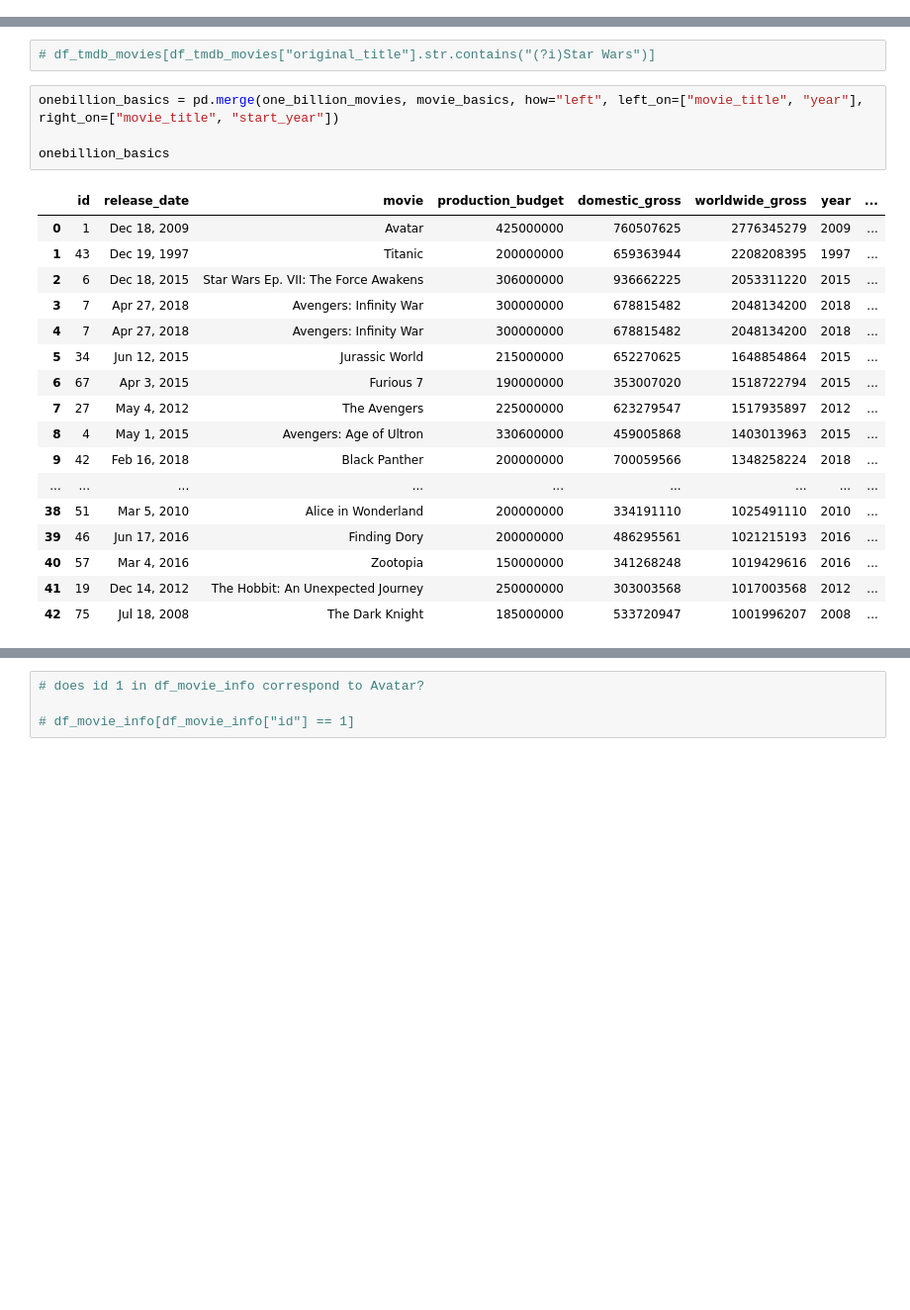
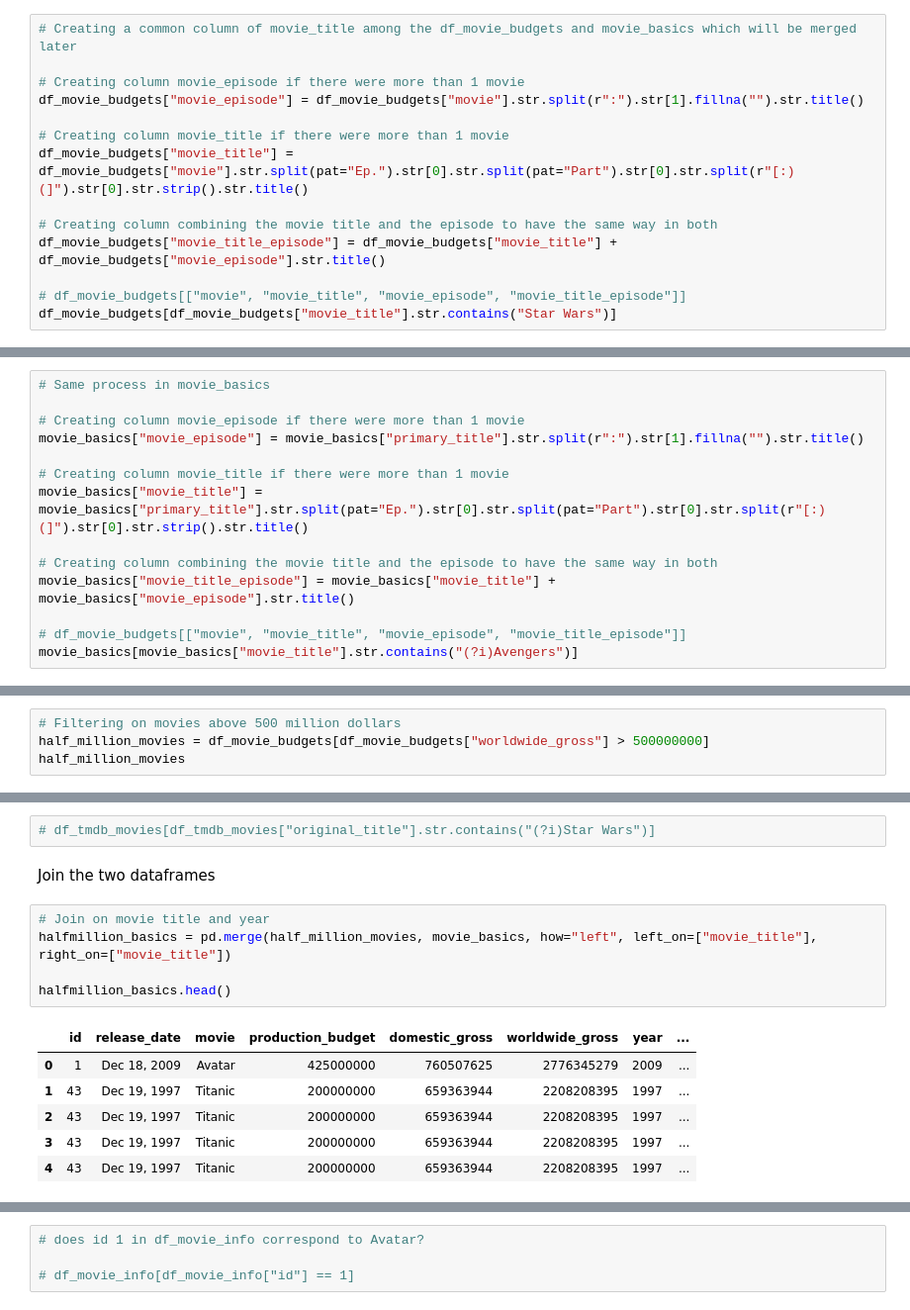
Before and after one commit to AlbaneCM/MicrosoftMovieAnalysis, a Jupyter notebook: microsoft-movie-analysis.ipynb, the cells around one changed output, grey strips where cells are left out. Shown: that part at 99% size. Drawn from its saved outputs; the diff is of its cells as text; blank space fills up the shorter version.

```diff
--- a/microsoft-movie-analysis.ipynb
+++ b/microsoft-movie-analysis.ipynb
@@ -1130,0 +939,14 @@ onebillion_titles
+# %%
+# Creating a common column of movie_title among the df_movie_budgets and movie_basics which will be merged later
+
+# Creating column movie_episode if there were more than 1 movie
+df_movie_budgets["movie_episode"] = df_movie_budgets["movie"].str.split(r":").str[1].fillna("").str.title()
+
+# Creating column movie_title if there were more than 1 movie
+df_movie_budgets["movie_title"] = df_movie_budgets["movie"].str.split(pat="Ep.").str[0].str.split(pat="Part").str[0].str.split(r"[:)(]").str[0].str.strip().str.title()
+
+# Creating column combining the movie title and the episode to have the same way in both
+df_movie_budgets["movie_title_episode"] = df_movie_budgets["movie_title"] + df_movie_budgets["movie_episode"].str.title()
+
+# df_movie_budgets[["movie", "movie_title", "movie_episode", "movie_title_episode"]]
+df_movie_budgets[df_movie_budgets["movie_title"].str.contains("Star Wars")]
@@ -1130,0 +964,14 @@ onebillion_titles
+# %%
+# Same process in movie_basics
+
+# Creating column movie_episode if there were more than 1 movie
+movie_basics["movie_episode"] = movie_basics["primary_title"].str.split(r":").str[1].fillna("").str.title()
+
+# Creating column movie_title if there were more than 1 movie
+movie_basics["movie_title"] = movie_basics["primary_title"].str.split(pat="Ep.").str[0].str.split(pat="Part").str[0].str.split(r"[:)(]").str[0].str.strip().str.title()
+
+# Creating column combining the movie title and the episode to have the same way in both
+movie_basics["movie_title_episode"] = movie_basics["movie_title"] +  movie_basics["movie_episode"].str.title()
+
+# df_movie_budgets[["movie", "movie_title", "movie_episode", "movie_title_episode"]]
+movie_basics[movie_basics["movie_title"].str.contains("(?i)Avengers")]
@@ -1130,0 +1330,4 @@ onebillion_titles
+# %%
+# Filtering on movies above 500 million dollars
+half_million_movies = df_movie_budgets[df_movie_budgets["worldwide_gross"] > 500000000]
+half_million_movies
@@ -1219,24 +1487,16 @@ movie_basics[movie_basics["primary_title"].
 # %%
 # df_tmdb_movies[df_tmdb_movies["original_title"].str.contains("(?i)Star Wars")]
+# %% [markdown]
+Join the two dataframes
 # %%
-onebillion_basics = pd.merge(one_billion_movies, movie_basics, how="left", left_on=["movie_title", "year"], right_on=["movie_title", "start_year"])
+# Join on movie title and year
+halfmillion_basics = pd.merge(half_million_movies, movie_basics, how="left", left_on=["movie_title"], right_on=["movie_title"])
 
-onebillion_basics
+halfmillion_basics.head()
 # %% [output]
 |  | id | release_date | movie | production_budget | domestic_gross | worldwide_gross | year | ... |
 | 0 | 1 | Dec 18, 2009 | Avatar | 425000000 | 760507625 | 2776345279 | 2009 | ... |
 | 1 | 43 | Dec 19, 1997 | Titanic | 200000000 | 659363944 | 2208208395 | 1997 | ... |
-| 2 | 6 | Dec 18, 2015 | Star Wars Ep. VII: The Force Awakens | 306000000 | 936662225 | 2053311220 | 2015 | ... |
-| 3 | 7 | Apr 27, 2018 | Avengers: Infinity War | 300000000 | 678815482 | 2048134200 | 2018 | ... |
-| 4 | 7 | Apr 27, 2018 | Avengers: Infinity War | 300000000 | 678815482 | 2048134200 | 2018 | ... |
-| 5 | 34 | Jun 12, 2015 | Jurassic World | 215000000 | 652270625 | 1648854864 | 2015 | ... |
-| 6 | 67 | Apr 3, 2015 | Furious 7 | 190000000 | 353007020 | 1518722794 | 2015 | ... |
-| 7 | 27 | May 4, 2012 | The Avengers | 225000000 | 623279547 | 1517935897 | 2012 | ... |
-| 8 | 4 | May 1, 2015 | Avengers: Age of Ultron | 330600000 | 459005868 | 1403013963 | 2015 | ... |
-| 9 | 42 | Feb 16, 2018 | Black Panther | 200000000 | 700059566 | 1348258224 | 2018 | ... |
-| ... | ... | ... | ... | ... | ... | ... | ... | ... |
-| 38 | 51 | Mar 5, 2010 | Alice in Wonderland | 200000000 | 334191110 | 1025491110 | 2010 | ... |
-| 39 | 46 | Jun 17, 2016 | Finding Dory | 200000000 | 486295561 | 1021215193 | 2016 | ... |
-| 40 | 57 | Mar 4, 2016 | Zootopia | 150000000 | 341268248 | 1019429616 | 2016 | ... |
-| 41 | 19 | Dec 14, 2012 | The Hobbit: An Unexpected Journey | 250000000 | 303003568 | 1017003568 | 2012 | ... |
-| 42 | 75 | Jul 18, 2008 | The Dark Knight | 185000000 | 533720947 | 1001996207 | 2008 | ... |
+| 2 | 43 | Dec 19, 1997 | Titanic | 200000000 | 659363944 | 2208208395 | 1997 | ... |
+| 3 | 43 | Dec 19, 1997 | Titanic | 200000000 | 659363944 | 2208208395 | 1997 | ... |
+| 4 | 43 | Dec 19, 1997 | Titanic | 200000000 | 659363944 | 2208208395 | 1997 | ... |
```
Also changed, not shown: parts of 83 cells of this notebook.
